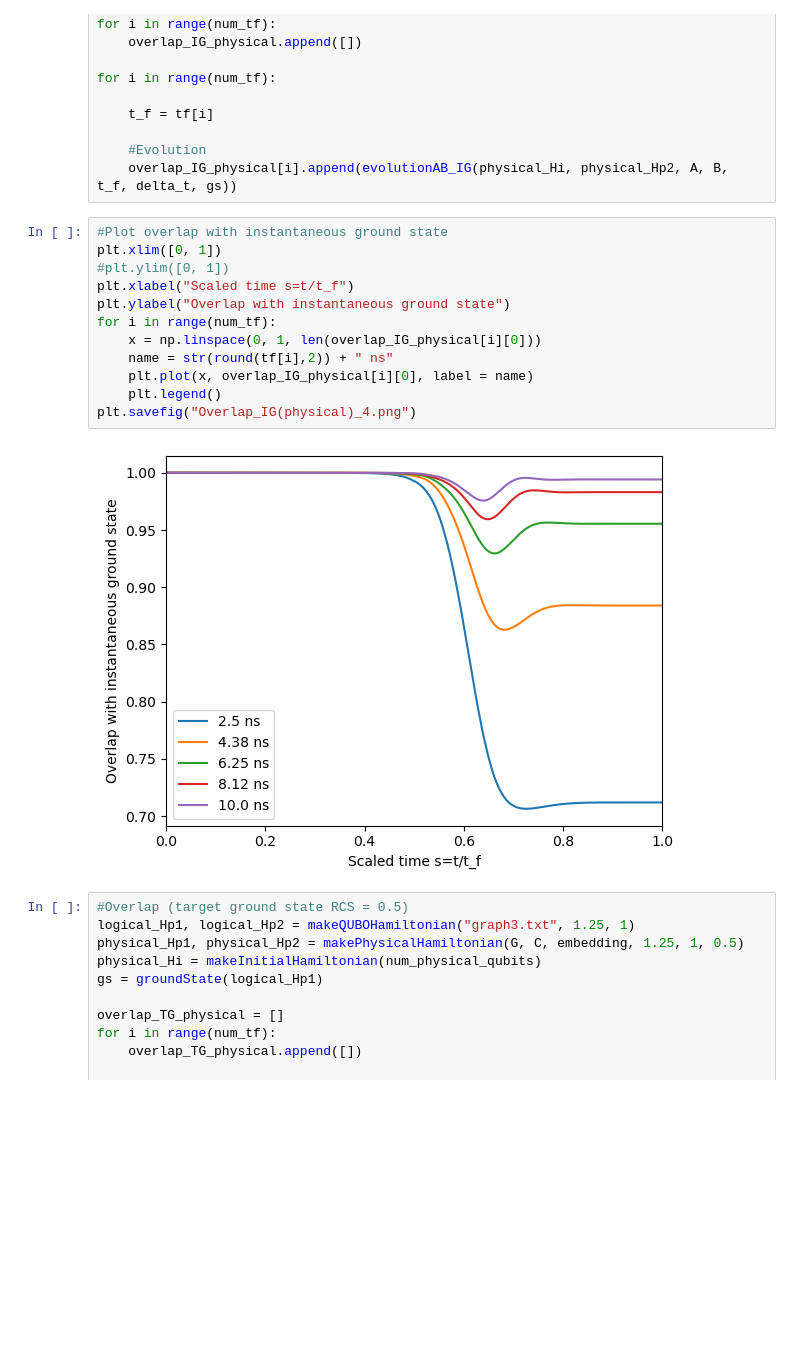
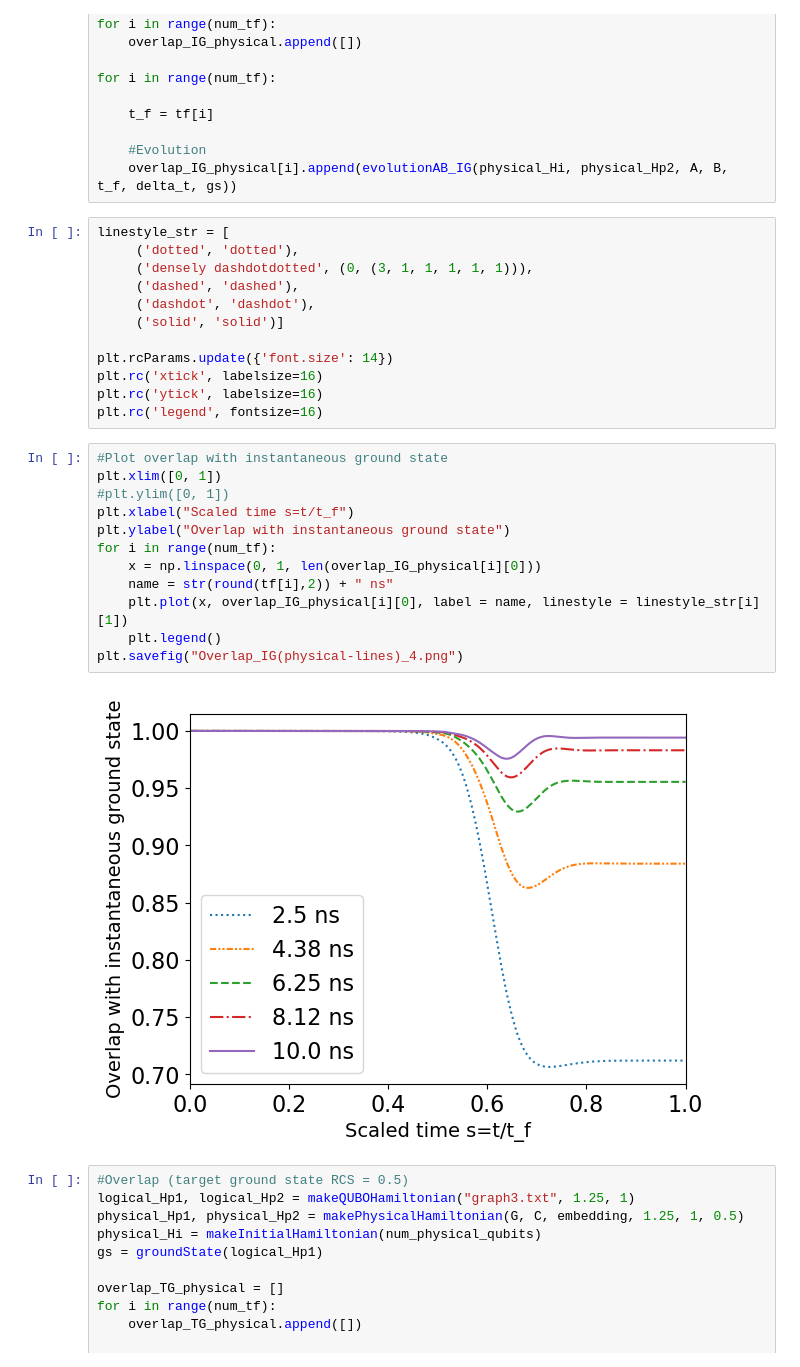
Before and after one commit to AndreaPeMa0/Graph-Partitioning-QA, a Jupyter notebook: Scripts/Simulation/Simulation-Physical4.ipynb, the cells around one changed output. Drawn from its saved outputs; the diff is of its cells as text; blank space fills up the shorter version.

Commit message:
new plots uploaded

```diff
--- a/Scripts/Simulation/Simulation-Physical4.ipynb
+++ b/Scripts/Simulation/Simulation-Physical4.ipynb
@@ -745,20 +745,32 @@ for i in range(num_tf):
 
     #Evolution
     overlap_IG_physical[i].append(evolutionAB_IG(physical_Hi, physical_Hp2, A, B, t_f, delta_t, gs))
+# %%
+linestyle_str = [
+     ('dotted', 'dotted'),
+     ('densely dashdotdotted', (0, (3, 1, 1, 1, 1, 1))),
+     ('dashed', 'dashed'),
+     ('dashdot', 'dashdot'),
+     ('solid', 'solid')]
+
+plt.rcParams.update({'font.size': 14})
+plt.rc('xtick', labelsize=16)
+plt.rc('ytick', labelsize=16)
+plt.rc('legend', fontsize=16)
 # %%
 #Plot overlap with instantaneous ground state
 plt.xlim([0, 1])
 #plt.ylim([0, 1])
 plt.xlabel("Scaled time s=t/t_f")
 plt.ylabel("Overlap with instantaneous ground state")
 for i in range(num_tf):
     x = np.linspace(0, 1, len(overlap_IG_physical[i][0]))
     name = str(round(tf[i],2)) + " ns"
-    plt.plot(x, overlap_IG_physical[i][0], label = name)
+    plt.plot(x, overlap_IG_physical[i][0], label = name, linestyle = linestyle_str[i][1])
     plt.legend()
-plt.savefig("Overlap_IG(physical)_4.png")
+plt.savefig("Overlap_IG(physical-lines)_4.png")
 # %% [output]
-[figure, old version]
+[figure, new version]
 # %%
 #Overlap (target ground state RCS = 0.5)
 logical_Hp1, logical_Hp2 = makeQUBOHamiltonian("graph3.txt", 1.25, 1)
```
Also changed, not shown: parts of 6 cells of this notebook, 23 other files.
